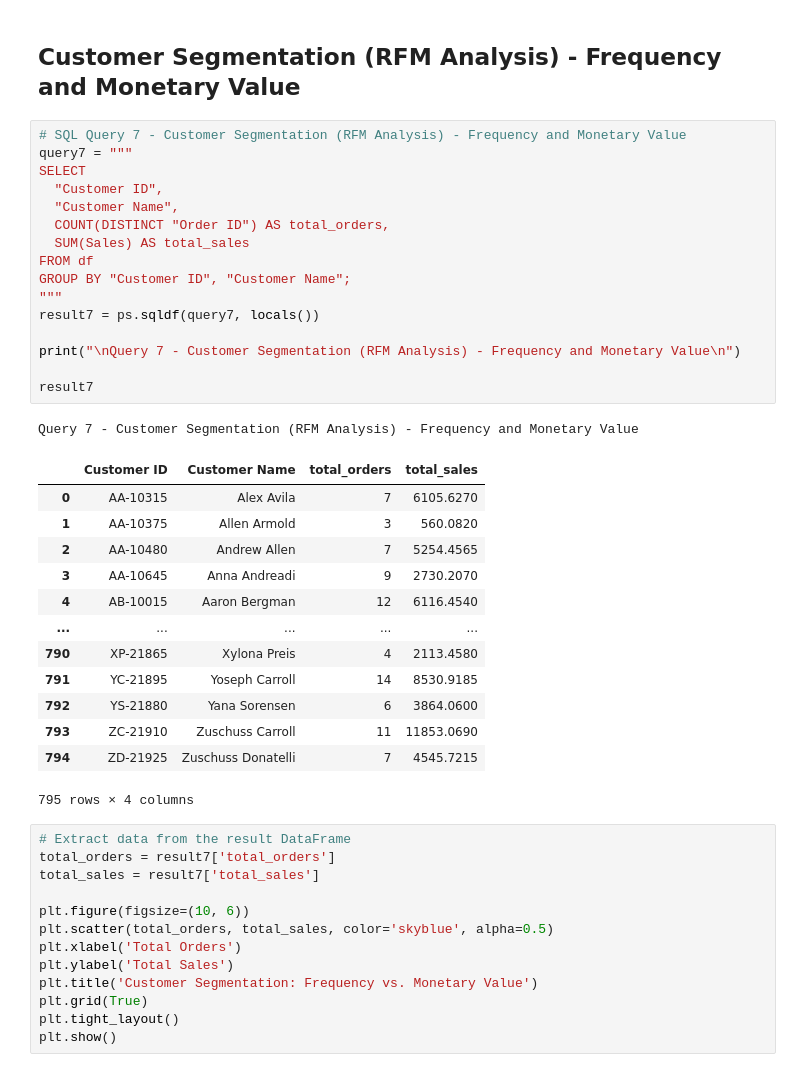
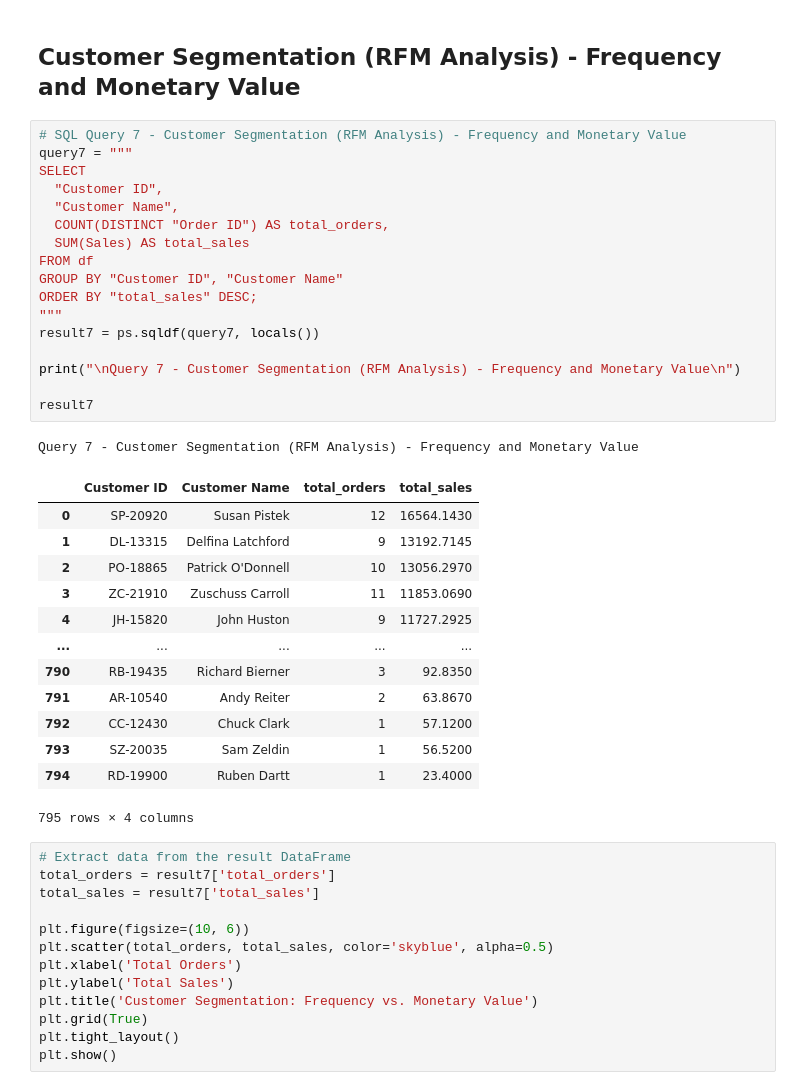
Before and after one commit to analyst-ankita/EU-Superstore-Analysis, a Jupyter notebook: superstore-analysis.ipynb, the cells around one changed output. Saved outputs shown, nothing was run; the diff lists cells and outputs as text.

```diff
--- a/superstore-analysis.ipynb
+++ b/superstore-analysis.ipynb
@@ -263,33 +227,34 @@ plt.show()
 # %%
 # SQL Query 7 - Customer Segmentation (RFM Analysis) - Frequency and Monetary Value
 query7 = """
 SELECT
   "Customer ID",
   "Customer Name",
   COUNT(DISTINCT "Order ID") AS total_orders,
   SUM(Sales) AS total_sales
 FROM df
-GROUP BY "Customer ID", "Customer Name";
+GROUP BY "Customer ID", "Customer Name"
+ORDER BY "total_sales" DESC;
 """
 result7 = ps.sqldf(query7, locals())
 
 print("\nQuery 7 - Customer Segmentation (RFM Analysis) - Frequency and Monetary Value\n")
 
 result7
 # %% [output]
 Query 7 - Customer Segmentation (RFM Analysis) - Frequency and Monetary Value
 |  | Customer ID | Customer Name | total_orders | total_sales |
-| 0 | AA-10315 | Alex Avila | 7 | 6105.6270 |
-| 1 | AA-10375 | Allen Armold | 3 | 560.0820 |
-| 2 | AA-10480 | Andrew Allen | 7 | 5254.4565 |
-| 3 | AA-10645 | Anna Andreadi | 9 | 2730.2070 |
-| 4 | AB-10015 | Aaron Bergman | 12 | 6116.4540 |
+| 0 | SP-20920 | Susan Pistek | 12 | 16564.1430 |
+| 1 | DL-13315 | Delfina Latchford | 9 | 13192.7145 |
+| 2 | PO-18865 | Patrick O'Donnell | 10 | 13056.2970 |
+| 3 | ZC-21910 | Zuschuss Carroll | 11 | 11853.0690 |
+| 4 | JH-15820 | John Huston | 9 | 11727.2925 |
 | ... | ... | ... | ... | ... |
-| 790 | XP-21865 | Xylona Preis | 4 | 2113.4580 |
-| 791 | YC-21895 | Yoseph Carroll | 14 | 8530.9185 |
-| 792 | YS-21880 | Yana Sorensen | 6 | 3864.0600 |
-| 793 | ZC-21910 | Zuschuss Carroll | 11 | 11853.0690 |
-| 794 | ZD-21925 | Zuschuss Donatelli | 7 | 4545.7215 |
+| 790 | RB-19435 | Richard Bierner | 3 | 92.8350 |
+| 791 | AR-10540 | Andy Reiter | 2 | 63.8670 |
+| 792 | CC-12430 | Chuck Clark | 1 | 57.1200 |
+| 793 | SZ-20035 | Sam Zeldin | 1 | 56.5200 |
+| 794 | RD-19900 | Ruben Dartt | 1 | 23.4000 |
 795 rows × 4 columns
 # %%
 # Extract data from the result DataFrame
```
Also changed, not shown: parts of 42 cells of this notebook, 1 other file.
